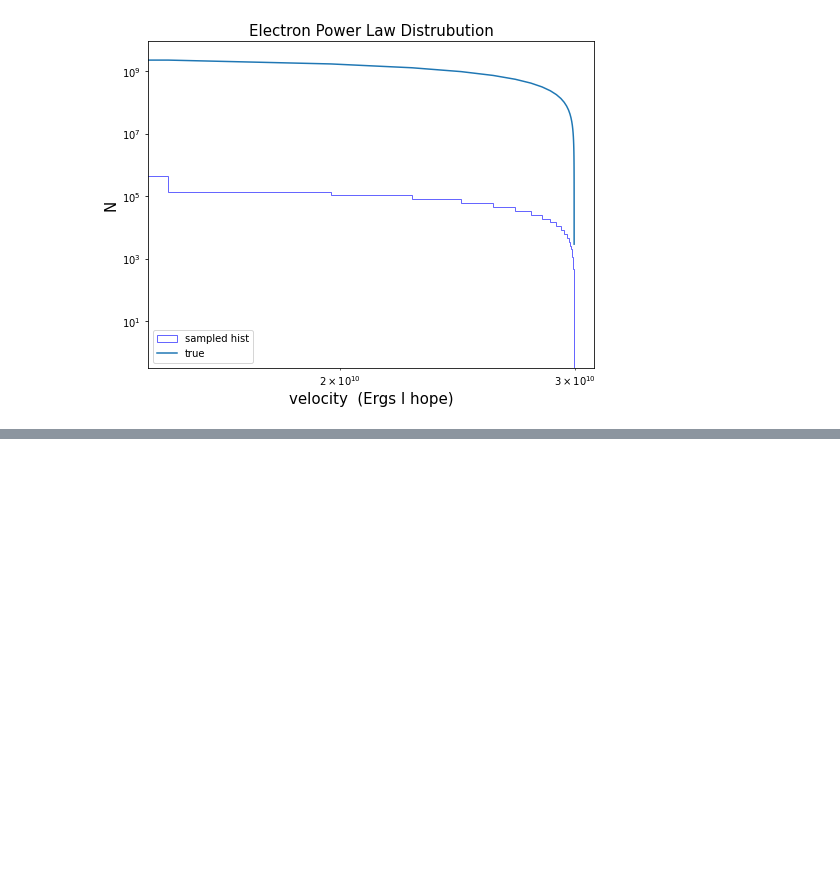
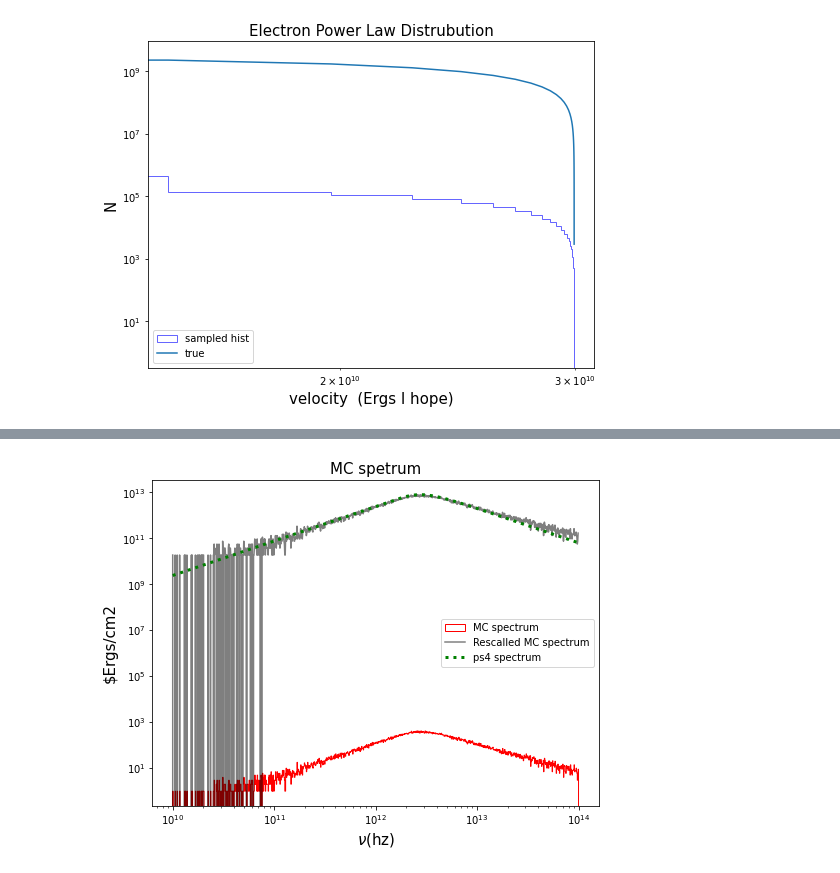
Before and after one commit to afinemax/extreme_astrophysics_2023, a Jupyter notebook: ps5/max_fine_ps5.ipynb, the cells around one changed output, grey strips where cells are left out. Drawn from its saved outputs; the diff is of its cells as text; code cells hidden in the pictures; blank space fills up the shorter version.

```diff
--- a/ps5/max_fine_ps5.ipynb
+++ b/ps5/max_fine_ps5.ipynb
@@ -620,0 +633,29 @@ mc_parms
+# %%
+plt.figure(figsize=(8,6))
+
+counts, bins, _ =plt.hist(hnu_scattered,bins=freq_arr,log=True,
+             label=r'MC spectrum', histtype='step', color='red')
+plt.xscale('log')
+plt.xlabel(r'$\nu$(hz)', size=15)
+plt.ylabel(r'$Ergs/cm2', size=15)
+plt.title('MC spetrum', size=15)
+
+
+jet_pdf = jet_spectrum_pdf(r[0], freq_arr, power_law_index) # not actually a pdf shh
+
+
+
+max_ps4 = np.max(jet_pdf)
+max_ps5 = np.max(counts)
+
+normalization = max_ps4/max_ps5
+
+plt.plot(bins[:-1], counts * normalization , color='k', linestyle='-', label='Rescalled MC spectrum', alpha=0.5)
+
+
+
+plt.plot(freq_arr, jet_pdf, color='green',linestyle=':', label='ps4 spectrum', linewidth=3)
+plt.legend()
+plt.show()
+# %% [output]
+[figure, added]
```
Also changed, not shown: parts of 20 cells of this notebook.
